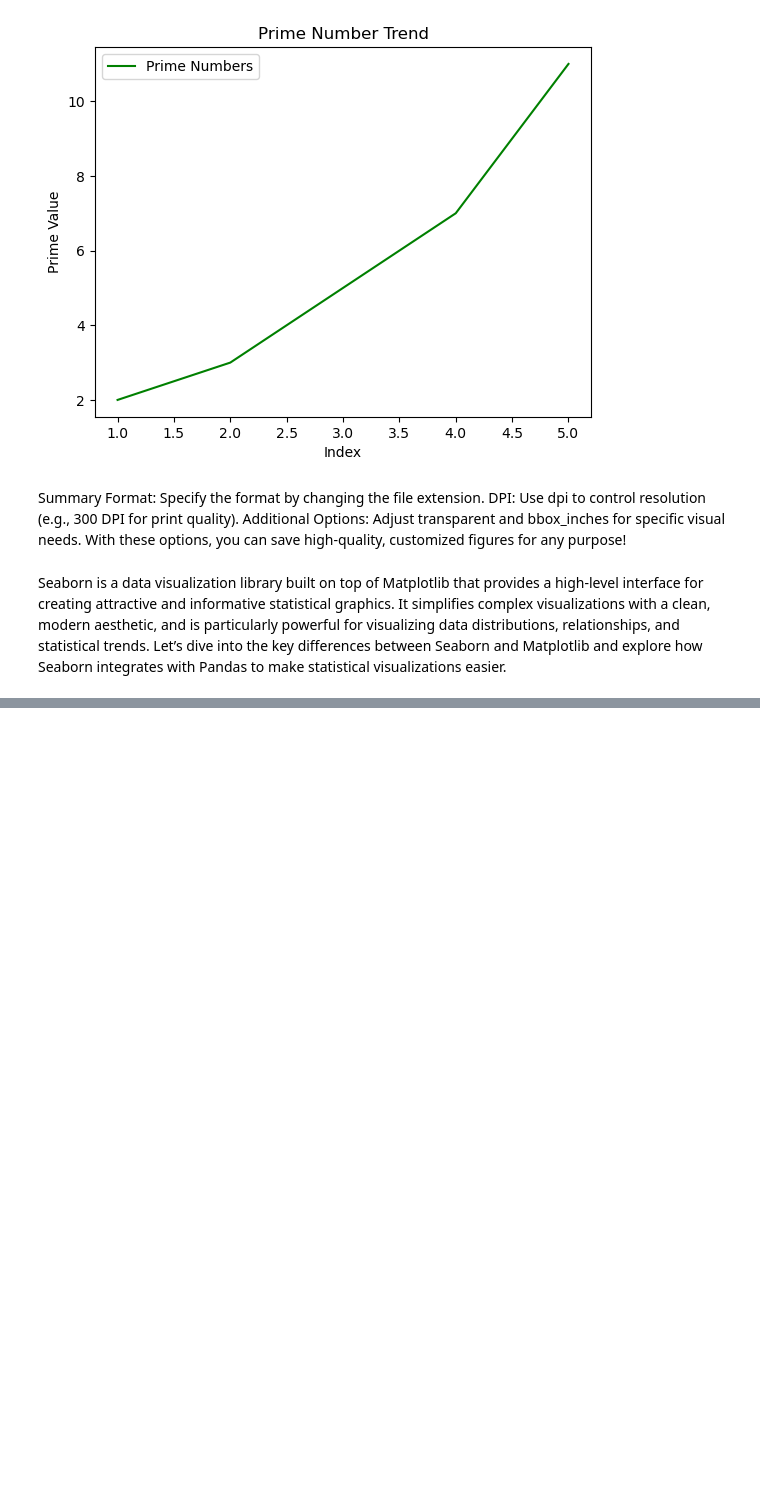
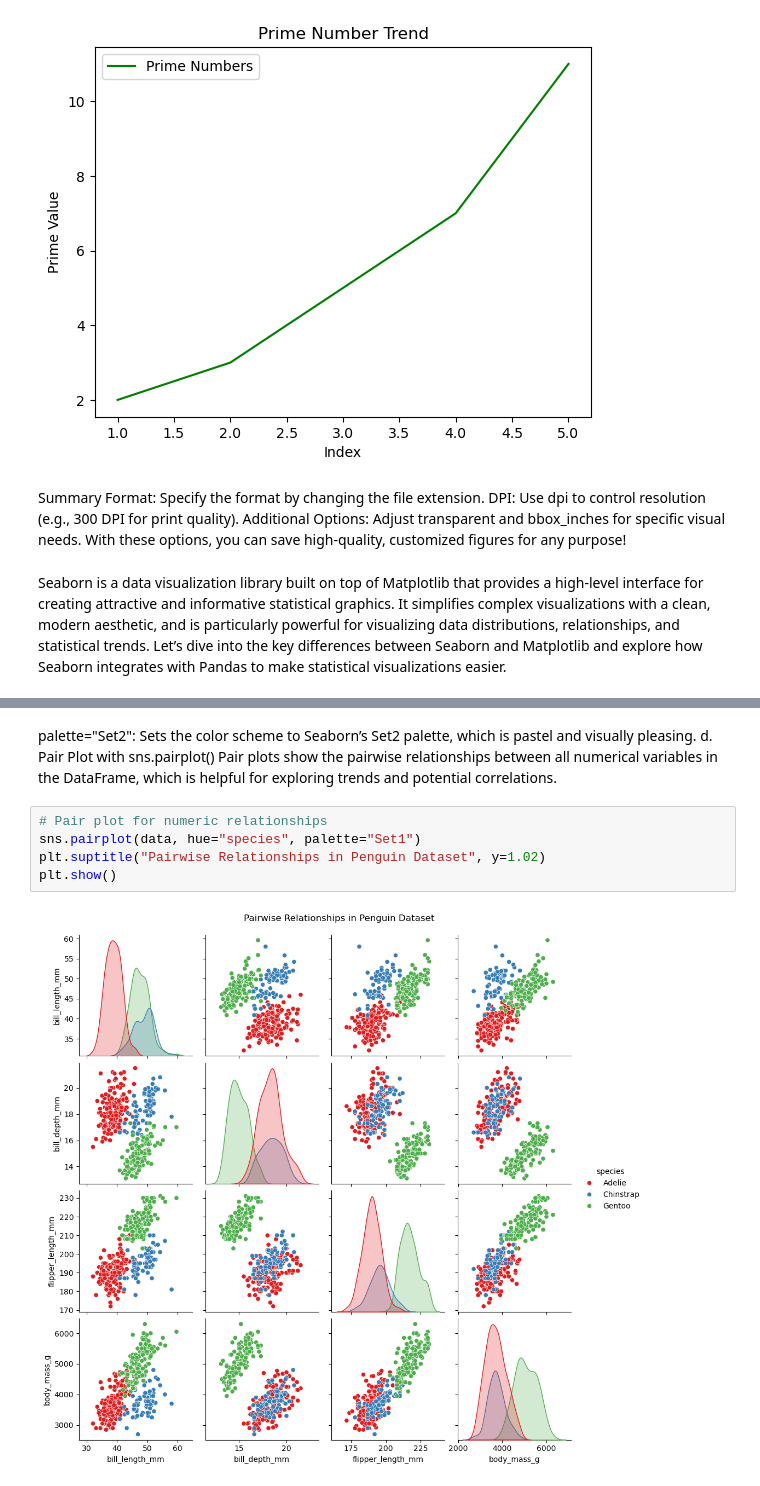
Before and after one commit to hfakour/Matplotlib_Seaborn_Tutorial, a Jupyter notebook: Matplotlib.ipynb, the cells around one changed output, grey strips where cells are left out. Saved outputs shown, nothing was run; the diff lists cells and outputs as text; blank space fills up the shorter version.

```diff
--- a/Matplotlib.ipynb
+++ b/Matplotlib.ipynb
@@ -633,0 +699,11 @@ Seaborn is a data visualization library built on top of Matplotlib that provides
+# %% [markdown]
+palette="Set2": Sets the color scheme to Seaborn’s Set2 palette, which is pastel and visually pleasing.
+d. Pair Plot with sns.pairplot()
+Pair plots show the pairwise relationships between all numerical variables in the DataFrame, which is helpful for exploring trends and potential correlations.
+# %%
+# Pair plot for numeric relationships
+sns.pairplot(data, hue="species", palette="Set1")
+plt.suptitle("Pairwise Relationships in Penguin Dataset", y=1.02)
+plt.show()
+# %% [output]
+[figure, added]
```
Also changed, not shown: parts of 40 cells of this notebook.
